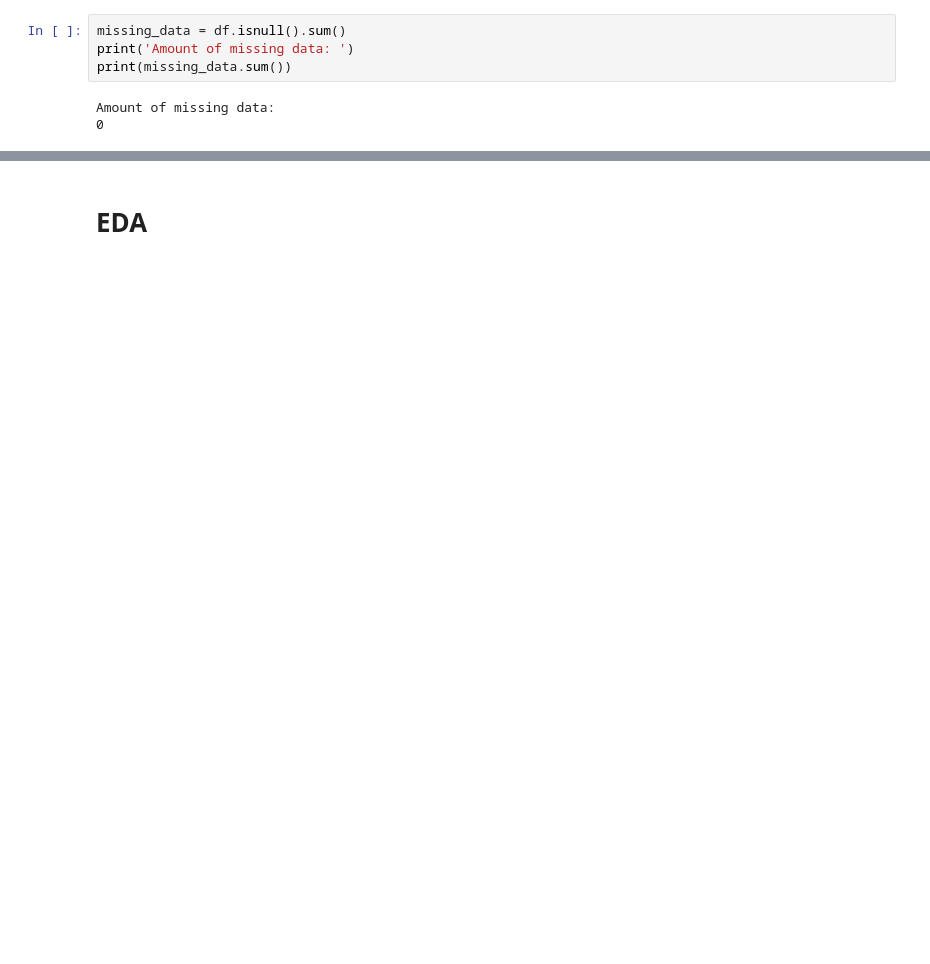
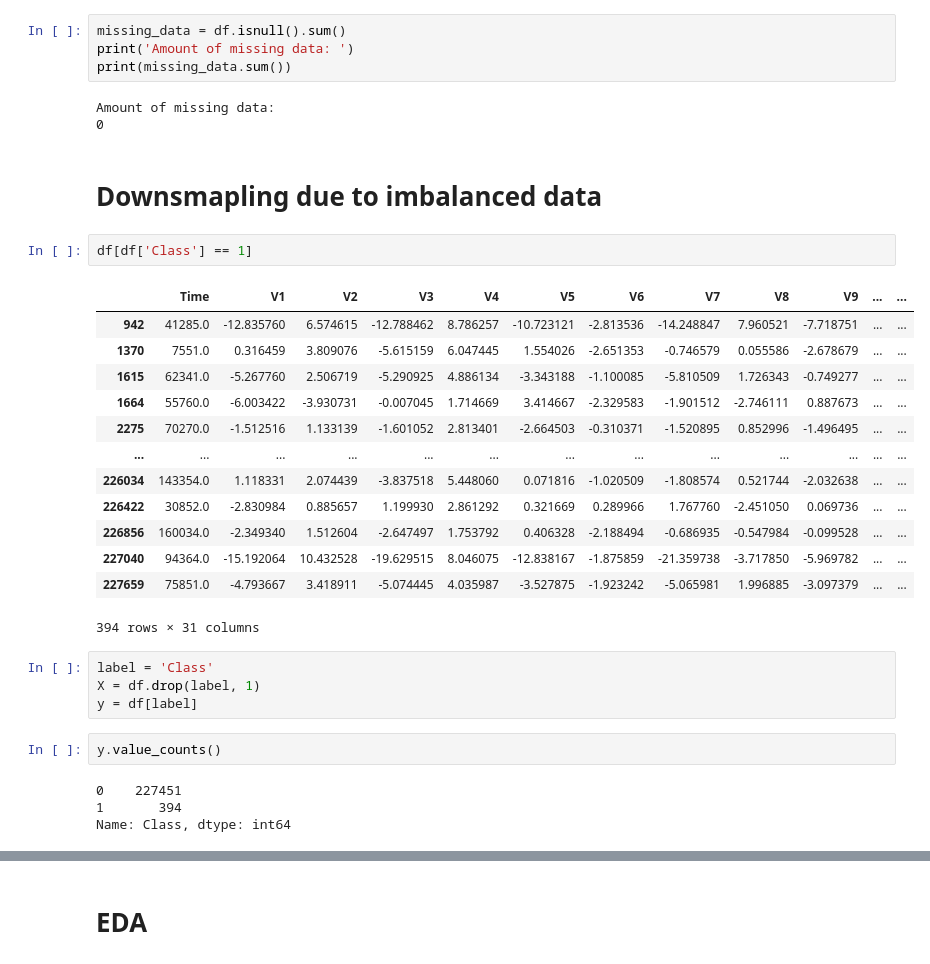
Before and after one commit to patrick-potocny/credit_card_fraud, a Jupyter notebook: credit_card_fraud_detection.ipynb, the cells around one changed output, grey strips where cells are left out. Cells and saved outputs as stored; diff of their text form; blank space fills up the shorter version.

```diff
--- a/credit_card_fraud_detection.ipynb
+++ b/credit_card_fraud_detection.ipynb
@@ -73,3 +105,31 @@ print(missing_data.sum())
 # %% [output]
 Amount of missing data:
 0
+# %% [markdown]
+# Downsmapling due to imbalanced data
+# %%
+df[df['Class'] == 1]
+# %% [output]
+|  | Time | V1 | V2 | V3 | V4 | V5 | V6 | V7 | V8 | V9 | ... | ... |
+| 942 | 41285.0 | -12.835760 | 6.574615 | -12.788462 | 8.786257 | -10.723121 | -2.813536 | -14.248847 | 7.960521 | -7.718751 | ... | ... |
+| 1370 | 7551.0 | 0.316459 | 3.809076 | -5.615159 | 6.047445 | 1.554026 | -2.651353 | -0.746579 | 0.055586 | -2.678679 | ... | ... |
+| 1615 | 62341.0 | -5.267760 | 2.506719 | -5.290925 | 4.886134 | -3.343188 | -1.100085 | -5.810509 | 1.726343 | -0.749277 | ... | ... |
+| 1664 | 55760.0 | -6.003422 | -3.930731 | -0.007045 | 1.714669 | 3.414667 | -2.329583 | -1.901512 | -2.746111 | 0.887673 | ... | ... |
+| 2275 | 70270.0 | -1.512516 | 1.133139 | -1.601052 | 2.813401 | -2.664503 | -0.310371 | -1.520895 | 0.852996 | -1.496495 | ... | ... |
+| ... | ... | ... | ... | ... | ... | ... | ... | ... | ... | ... | ... | ... |
+| 226034 | 143354.0 | 1.118331 | 2.074439 | -3.837518 | 5.448060 | 0.071816 | -1.020509 | -1.808574 | 0.521744 | -2.032638 | ... | ... |
+| 226422 | 30852.0 | -2.830984 | 0.885657 | 1.199930 | 2.861292 | 0.321669 | 0.289966 | 1.767760 | -2.451050 | 0.069736 | ... | ... |
+| 226856 | 160034.0 | -2.349340 | 1.512604 | -2.647497 | 1.753792 | 0.406328 | -2.188494 | -0.686935 | -0.547984 | -0.099528 | ... | ... |
+| 227040 | 94364.0 | -15.192064 | 10.432528 | -19.629515 | 8.046075 | -12.838167 | -1.875859 | -21.359738 | -3.717850 | -5.969782 | ... | ... |
+| 227659 | 75851.0 | -4.793667 | 3.418911 | -5.074445 | 4.035987 | -3.527875 | -1.923242 | -5.065981 | 1.996885 | -3.097379 | ... | ... |
+394 rows × 31 columns
+# %%
+label = 'Class'
+X = df.drop(label, 1)
+y = df[label]
+# %%
+y.value_counts()
+# %% [output]
+0    227451
+1       394
+Name: Class, dtype: int64
```
Also changed, not shown: parts of 22 cells of this notebook.
